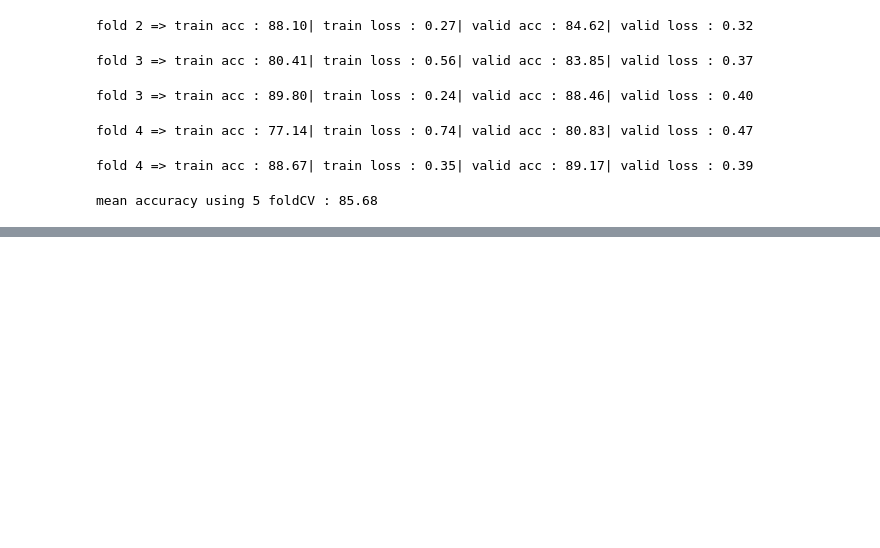
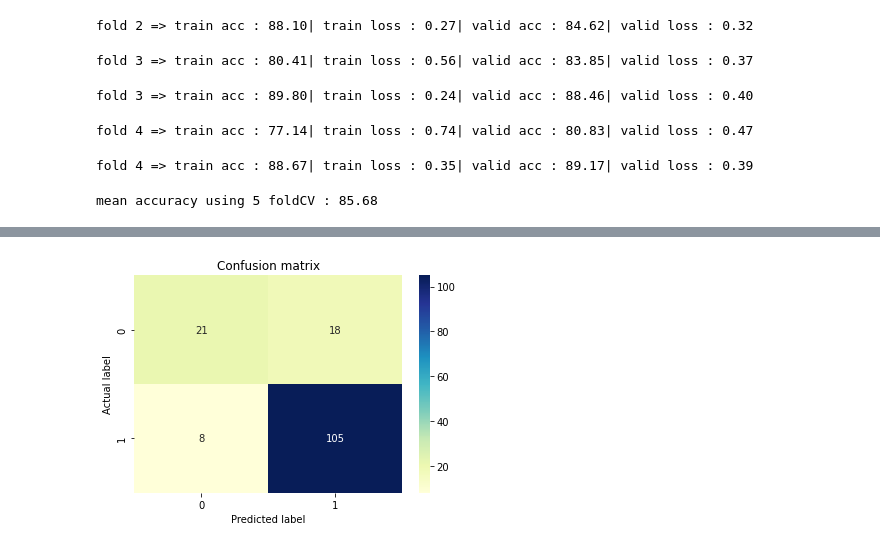
Before and after one commit to ZahraDehghani99/Parkinson-Disease-Classification, a Jupyter notebook: parkinson_disease_classification.ipynb, the cells around one changed output, grey strips where cells are left out. Saved outputs shown, nothing was run; the diff lists cells and outputs as text; code cells hidden in the pictures; blank space fills up the shorter version.

```diff
--- a/parkinson_disease_classification.ipynb
+++ b/parkinson_disease_classification.ipynb
@@ -882,0 +951,40 @@ mean accuracy using 5 foldCV : 85.68
+# %%
+def test(model1, test_loader):
+  y_pred_test = []
+  y_actual_test = []
+
+  model1.eval()
+  with torch.no_grad():
+    n_true = 0
+    n_total = 0
+    n_class_correct = [0 for i in range(num_class)]
+    n_class_sample = [0 for i in range(num_class)]
+
+    for batch in test_loader:
+
+      x, y = batch
+      output = model1(x)
+
+      y_predtest = torch.round(output)
+
+      n_true += (y_predtest == y).sum()
+      n_total += y.size(0)
+
+      for i in range(len(y_predtest)):
+        y_pred_test.append(y_predtest[i])
+        y_actual_test.append(y[i].item())
+
+      for i in range(len(y_predtest)):
+        lb = int(y[i].item())
+        pred = y_predtest[i]
+        if pred == lb:
+          n_class_correct[lb] += 1
+        n_class_sample[lb] += 1
+
+    print(f'accuracy of network on the {len(test_loader)} data is : {(n_true/n_total) *100}')
+
+    for i in range(len(classes)):
+      acc = 100.0 * n_class_correct[i] / n_class_sample[i]
+      print(f'Accuracy of {classes[i]}: {acc} %')
+
+  return y_pred_test, y_actual_test
@@ -882,0 +997,4 @@ mean accuracy using 5 foldCV : 85.68
+# %%
+confusion_matrix(y_actual_test, y_pred_test)
+# %% [output]
+[figure, added]
```
Also changed, not shown: parts of 11 cells of this notebook.
